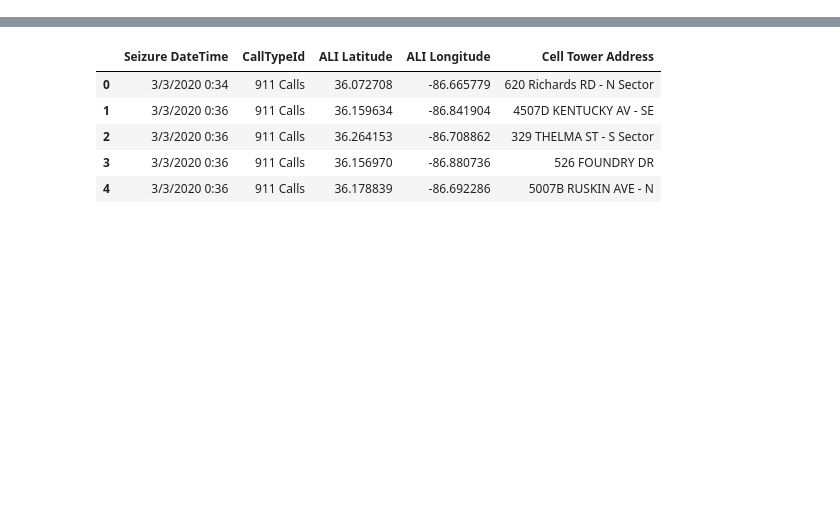
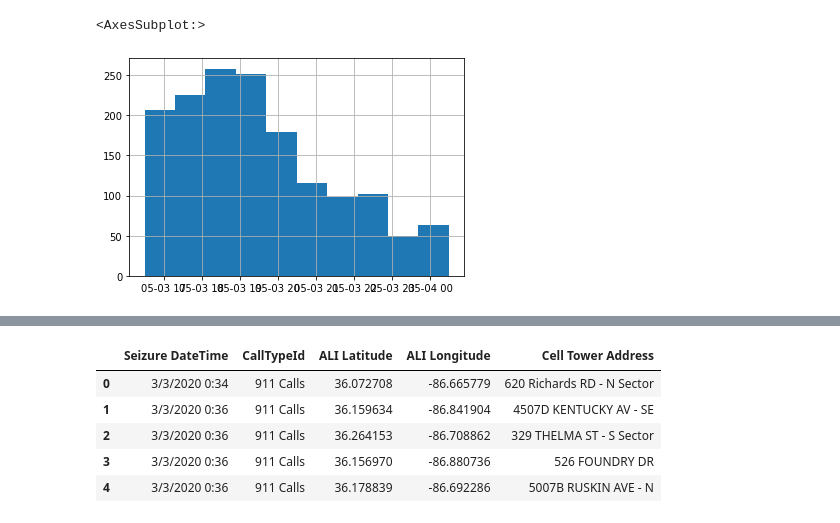
Before and after one commit to Tig42/Tornado-and-Derecho-Analysis, a Jupyter notebook: notebook/e911_thanksgiving_tigist.ipynb, the cells around one changed output, grey strips where cells are left out. Cells and saved outputs as stored; diff of their text form; code cells hidden in the pictures; blank space fills up the shorter version.

```diff
--- a/notebook/e911_thanksgiving_tigist.ipynb
+++ b/notebook/e911_thanksgiving_tigist.ipynb
@@ -31,0 +81,5 @@ Derecho_911[column]=Derecho_911.rename({'Seizure DateTime':'time',})
+# %%
+Der_911.time.hist()
+# %% [output]
+<AxesSubplot:>
+[figure, added]
```
Also changed, not shown: parts of 43 cells of this notebook.
